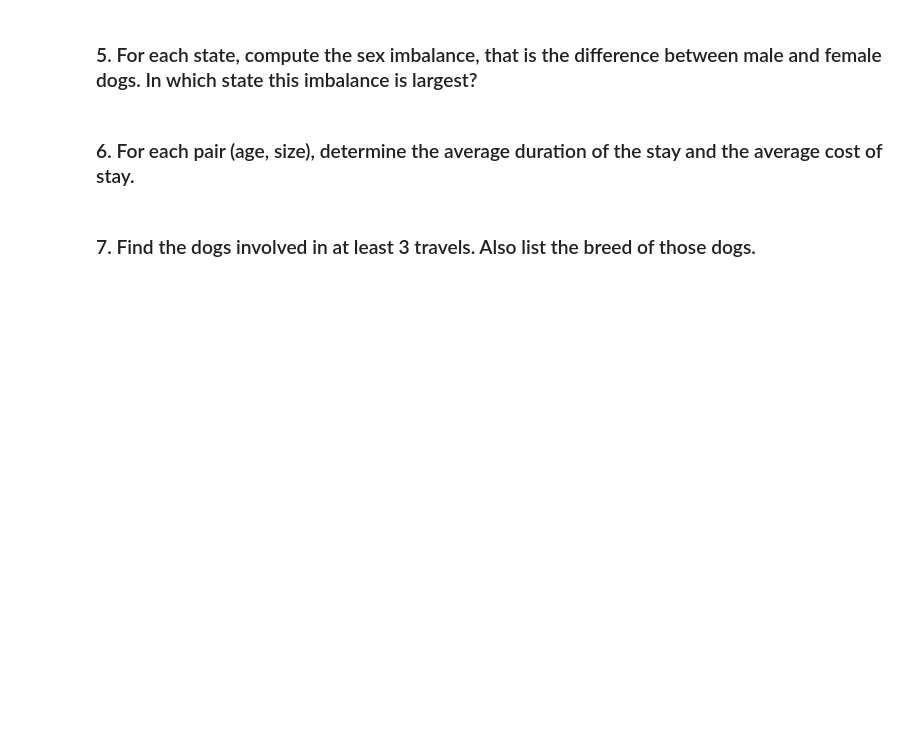
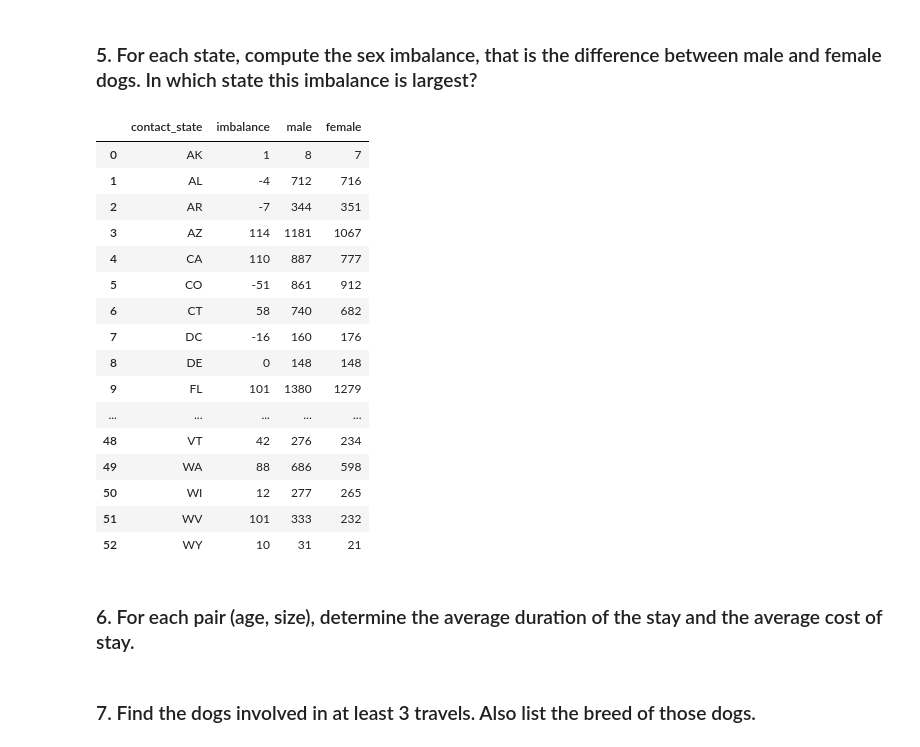
Before and after one commit to danielepoterti/FoundationCS, a Jupyter notebook: project.ipynb, the cells around one changed output. Saved outputs shown, nothing was run; the diff lists cells and outputs as text; code cells hidden in the pictures; blank space fills up the shorter version.

```diff
--- a/project.ipynb
+++ b/project.ipynb
@@ -271,5 +277,33 @@ timestampDf
 # %% [markdown]
 ### 5. For each state, compute the sex imbalance, that is the difference between male and female dogs. In which state this imbalance is largest?
+# %%
+imbalance = dogs_df[dogs_df["sex"] == 'Male'].groupby(['contact_state'])['sex'].count() - dogs_df[dogs_df["sex"] == 'Female'].groupby(['contact_state'])['sex'].count()
+
+imbDf = pd.DataFrame({"contact_state": imbalance.index, "imbalance": imbalance.values})
+imbMale = dogs_df[dogs_df["sex"] == 'Male'].groupby(['contact_state'])['sex'].count()
+imbFemale = dogs_df[dogs_df["sex"] == 'Female'].groupby(['contact_state'])['sex'].count()
+imbDf['male'] = imbMale.values
+imbDf['female'] = imbFemale.values
+
+imbDf
+# %% [output]
+|  | contact_state | imbalance | male | female |
+| 0 | AK | 1 | 8 | 7 |
+| 1 | AL | -4 | 712 | 716 |
+| 2 | AR | -7 | 344 | 351 |
+| 3 | AZ | 114 | 1181 | 1067 |
+| 4 | CA | 110 | 887 | 777 |
+| 5 | CO | -51 | 861 | 912 |
+| 6 | CT | 58 | 740 | 682 |
+| 7 | DC | -16 | 160 | 176 |
+| 8 | DE | 0 | 148 | 148 |
+| 9 | FL | 101 | 1380 | 1279 |
+| ... | ... | ... | ... | ... |
+| 48 | VT | 42 | 276 | 234 |
+| 49 | WA | 88 | 686 | 598 |
+| 50 | WI | 12 | 277 | 265 |
+| 51 | WV | 101 | 333 | 232 |
+| 52 | WY | 10 | 31 | 21 |
 # %% [markdown]
 ### 6. For each pair (age, size), determine the average duration of the stay and the average cost of stay.
 # %% [markdown]
```
Also changed, not shown: parts of 4 cells of this notebook.
